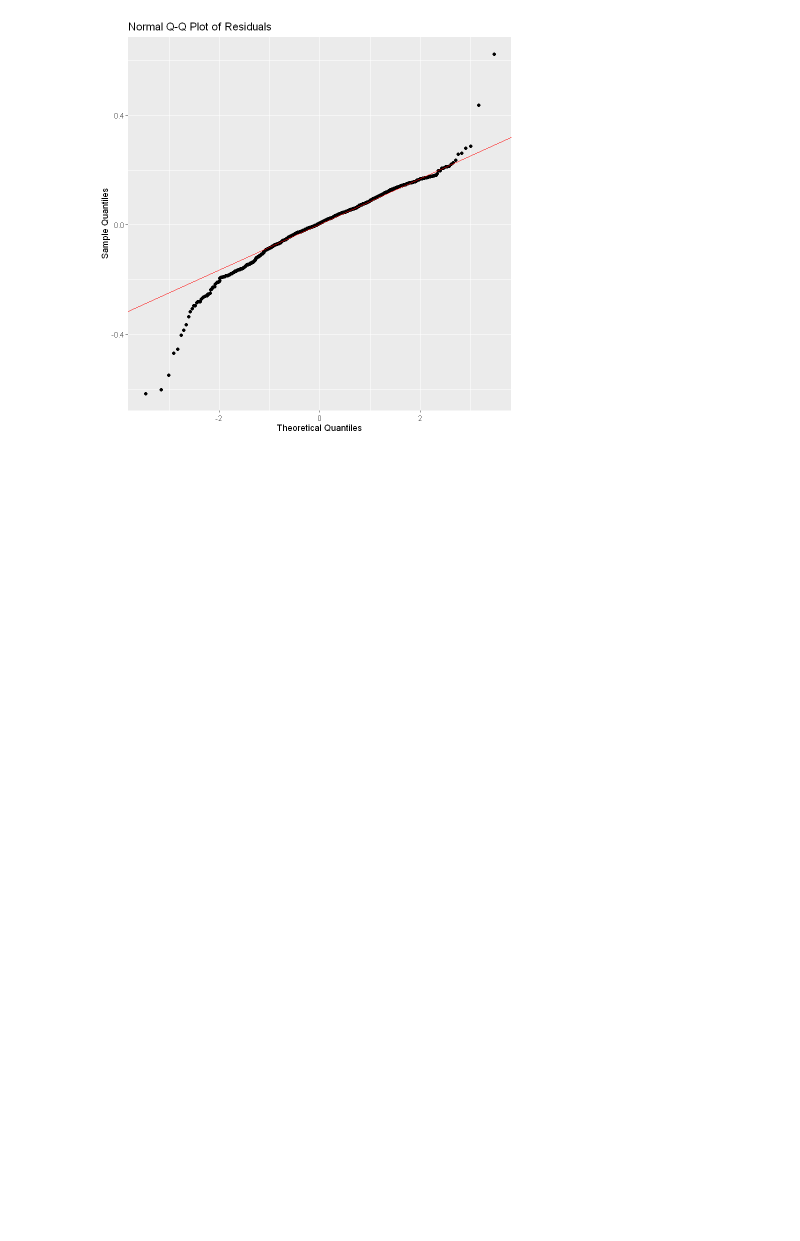
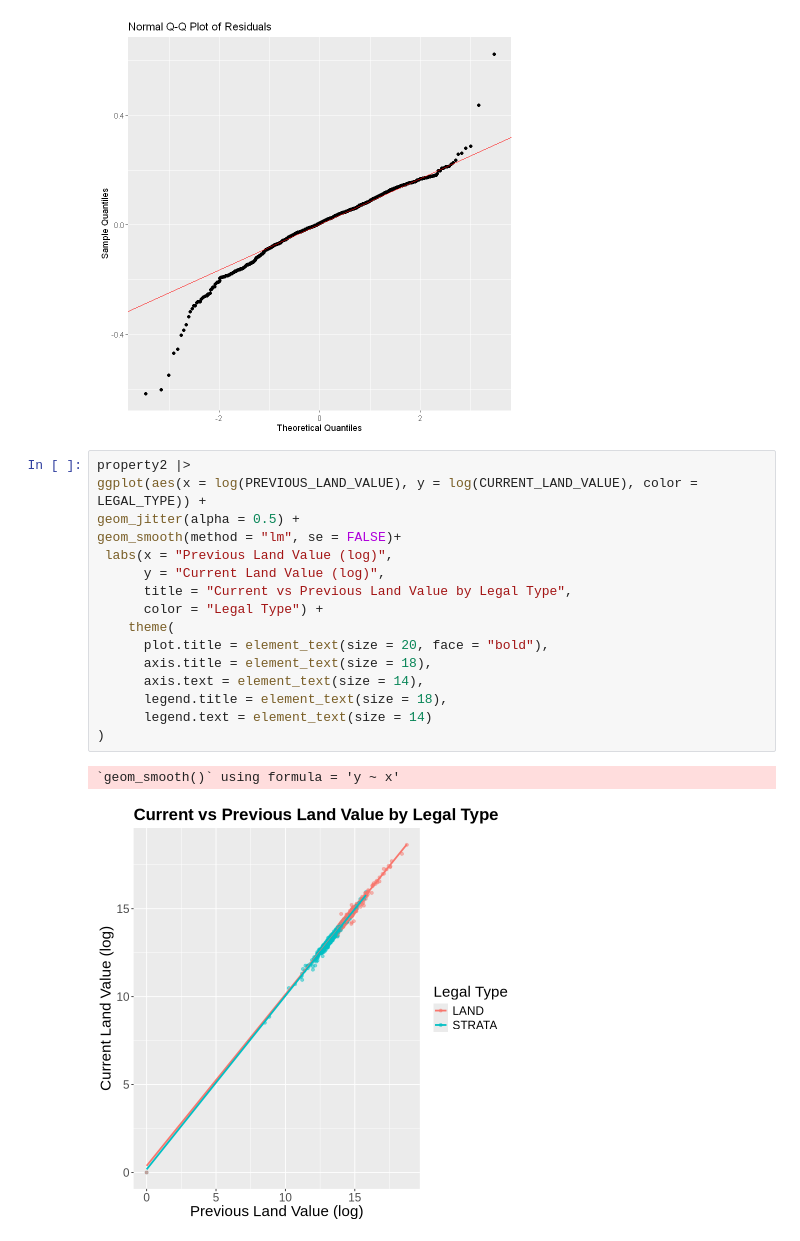
Before and after one commit to drrnaxl/STAT-306-Project, a Jupyter notebook: STAT_306_with_zoning.ipynb, the cells around one changed output. Cells and saved outputs as stored; diff of their text form; blank space fills up the shorter version.

Commit message:
Added scatterplot of Current vs Previous Land Type by Legal Type

```diff
--- a/STAT_306_with_zoning.ipynb
+++ b/STAT_306_with_zoning.ipynb
@@ -332,3 +332,22 @@ ggplot(data.frame(resid = residuals(fit_int_legal)), aes(sample = resid)) +
   )
 # %% [output]
 [figure]
+# %%
+property2 |>
+ggplot(aes(x = log(PREVIOUS_LAND_VALUE), y = log(CURRENT_LAND_VALUE), color = LEGAL_TYPE)) +
+geom_jitter(alpha = 0.5) +
+geom_smooth(method = "lm", se = FALSE)+
+ labs(x = "Previous Land Value (log)",
+      y = "Current Land Value (log)",
+      title = "Current vs Previous Land Value by Legal Type",
+      color = "Legal Type") +
+    theme(
+      plot.title = element_text(size = 20, face = "bold"),
+      axis.title = element_text(size = 18),
+      axis.text = element_text(size = 14),
+      legend.title = element_text(size = 18),
+      legend.text = element_text(size = 14)
+)
+# %% [output]
+`geom_smooth()` using formula = 'y ~ x'
+[figure, added]
```
